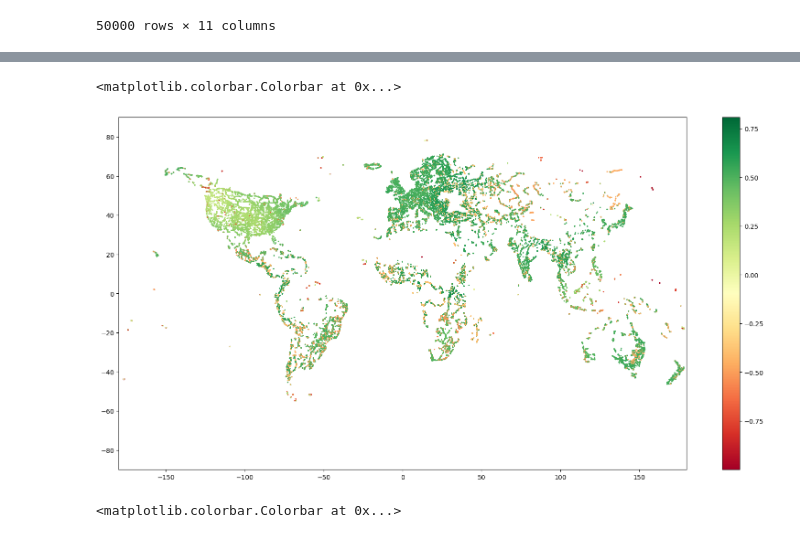
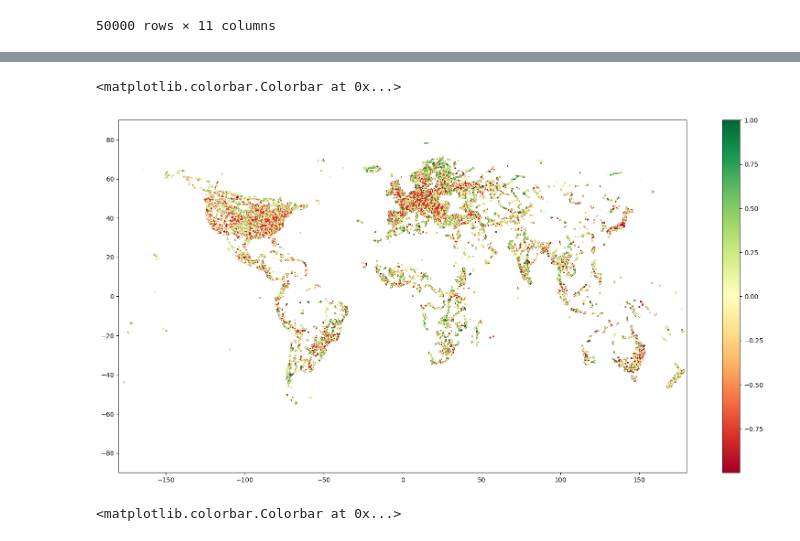
Before and after one commit to seai-lab/PyGBS, a Jupyter notebook: analysis.ipynb, the cells around one changed output, grey strips where cells are left out. Drawn from its saved outputs; the diff is of its cells as text; code cells hidden in the pictures.

```diff
--- a/analysis.ipynb
+++ b/analysis.ipynb
@@ -7,4 +87,5 @@ d = np.load("results/country_scale.npz")
 # %%
-coords = d["locs"]
-ssis = d["ssis"]
+coords = np.concatenate(coords, axis=0)
+accs = np.concatenate(accs)
+ssis = np.concatenate(ssis)
 # %%
@@ -16,3 +117,5 @@ lons, lats = coords[:,1] * (180 / np.pi), coords[:,0] * (180 / np.pi)
+# %%
+ssis[ssis > 10] = 10
 # %%
 plt.figure(figsize=(20, 10))
 plt.xlim([-180, 180])
@@ -46,5 +178,6 @@ accs
 probs = accs["Probability"]
 dists = accs["haversine_distance_km"]
 # %%
-normed_ssis = ssis / 100
-normed_dists = dists / 18000
+# ssis[ssis > 10] = 10
+normed_ssis = ssis / 80
+normed_accs = accs / 5000
@@ -55,2 +207,6 @@ binary_dists[dists <= 750] = 0
+# %%
+binary_accs = np.zeros_like(accs)
+binary_accs[accs >= 0.5] = 1
+binary_accs[accs < 0.5] = 0
 # %%
 binary_ssis = np.zeros_like(ssis)
@@ -59,12 +215,12 @@ binary_ssis[normed_ssis <= 0.5] = 0
 # %%
 plt.figure(figsize=(20, 10))
 plt.xlim([-180, 180])
 plt.ylim([-90, 90])
-plt.scatter(lons, lats, c=normed_ssis - binary_dists, s=1, cmap="RdYlGn")
+plt.scatter(lons, lats, c=normed_ssis - binary_accs, s=1, cmap="RdYlGn")
 plt.colorbar()
 # %% [output]
 <matplotlib.colorbar.Colorbar at 0x...>
-[figure, old version]
+[figure, new version]
 # %%
 plt.figure(figsize=(20, 10))
 plt.xlim([-180, 180])
```
Also changed, not shown: parts of 25 cells of this notebook, 22 other files.
